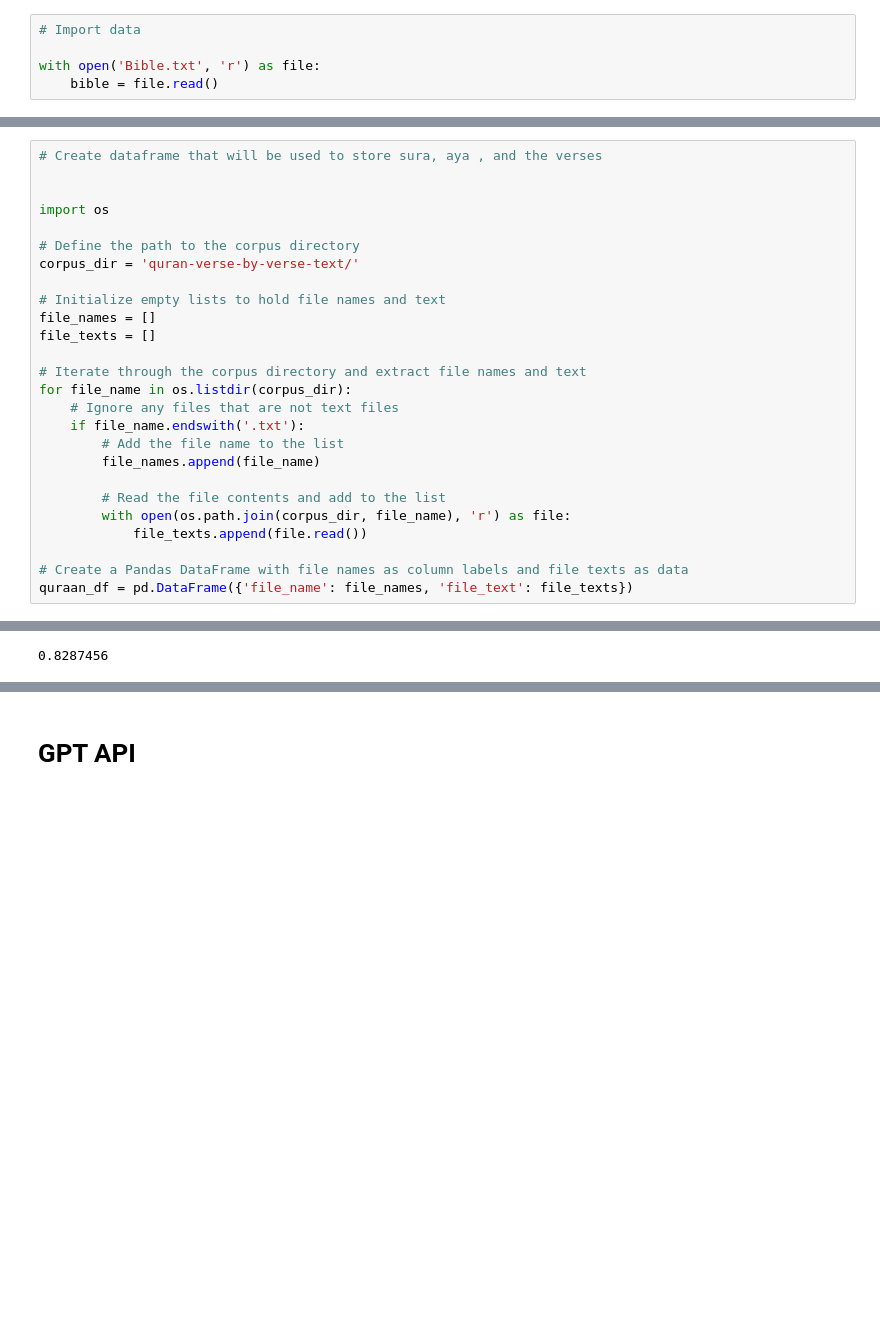
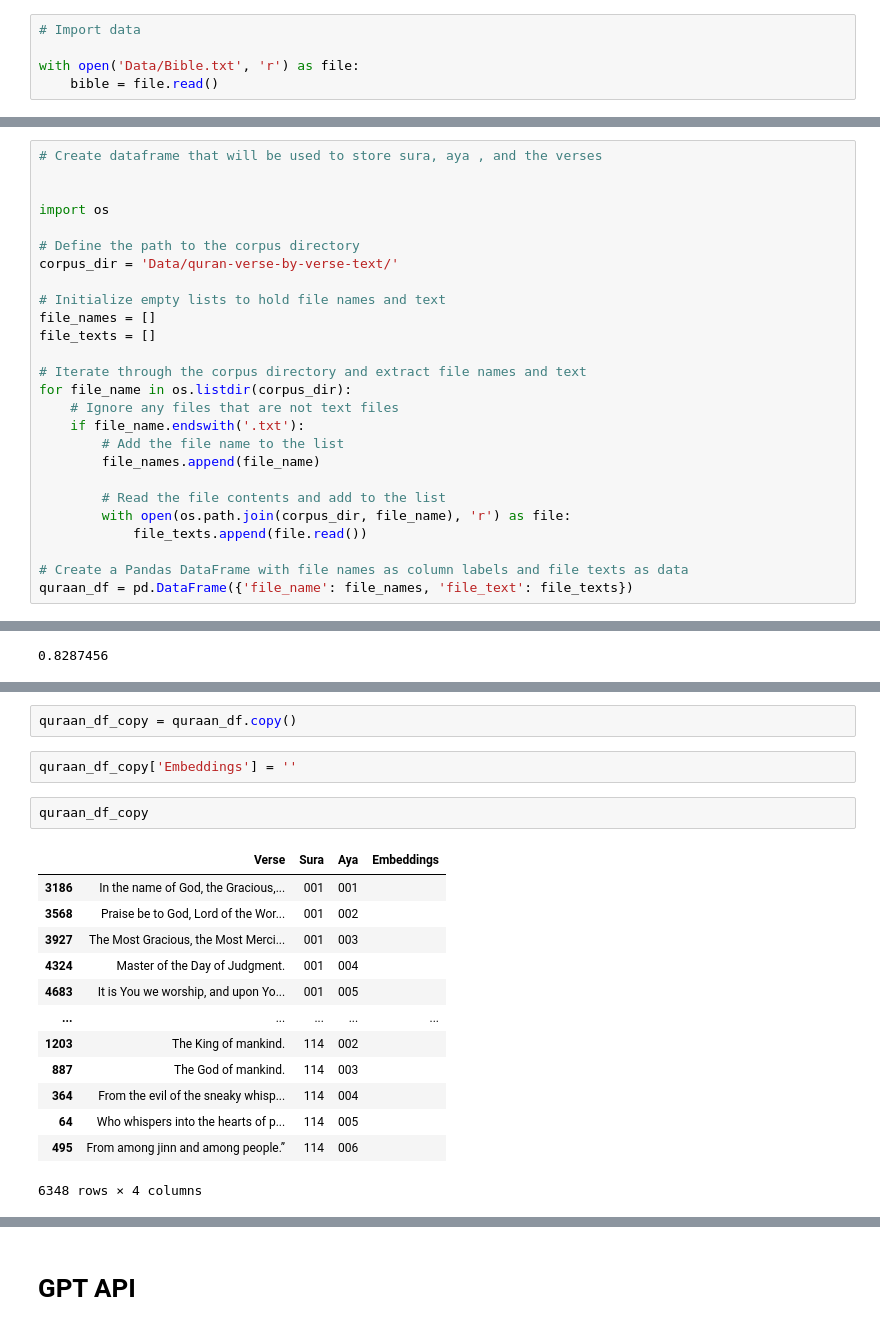
Before and after one commit to anthonymoub/Computational_Linguistics_Project, a Jupyter notebook: Simple_model.ipynb, the cells around one changed output, grey strips where cells are left out. Cells and saved outputs as stored; diff of their text form; blank space fills up the shorter version.

```diff
--- a/Simple_model.ipynb
+++ b/Simple_model.ipynb
@@ -9,7 +9,7 @@ import matplotlib.pyplot as plt
 # %%
 # Import data
 
-with open('Bible.txt', 'r') as file:
+with open('Data/Bible.txt', 'r') as file:
     bible = file.read()
 # %%
 # Drop everything before and after the new testament
@@ -137,7 +137,7 @@ bible_verses[:30]
 import os
 
 # Define the path to the corpus directory
-corpus_dir = 'quran-verse-by-verse-text/'
+corpus_dir = 'Data/quran-verse-by-verse-text/'
 
 # Initialize empty lists to hold file names and text
 file_names = []
@@ -306,0 +318,20 @@ cos_sim3.max()
+# %%
+quraan_df_copy = quraan_df.copy()
+# %%
+quraan_df_copy['Embeddings'] = ''
+# %%
+quraan_df_copy
+# %% [output]
+|  | Verse | Sura | Aya | Embeddings |
+| 3186 | In the name of God, the Gracious,... | 001 | 001 |  |
+| 3568 | Praise be to God, Lord of the Wor... | 001 | 002 |  |
+| 3927 | The Most Gracious, the Most Merci... | 001 | 003 |  |
+| 4324 | Master of the Day of Judgment. | 001 | 004 |  |
+| 4683 | It is You we worship, and upon Yo... | 001 | 005 |  |
+| ... | ... | ... | ... | ... |
+| 1203 | The King of mankind. | 114 | 002 |  |
+| 887 | The God of mankind. | 114 | 003 |  |
+| 364 | From the evil of the sneaky whisp... | 114 | 004 |  |
+| 64 | Who whispers into the hearts of p... | 114 | 005 |  |
+| 495 | From among jinn and among people.” | 114 | 006 |  |
+6348 rows × 4 columns
```
Also changed, not shown: parts of 9 cells of this notebook, 1 other file.
